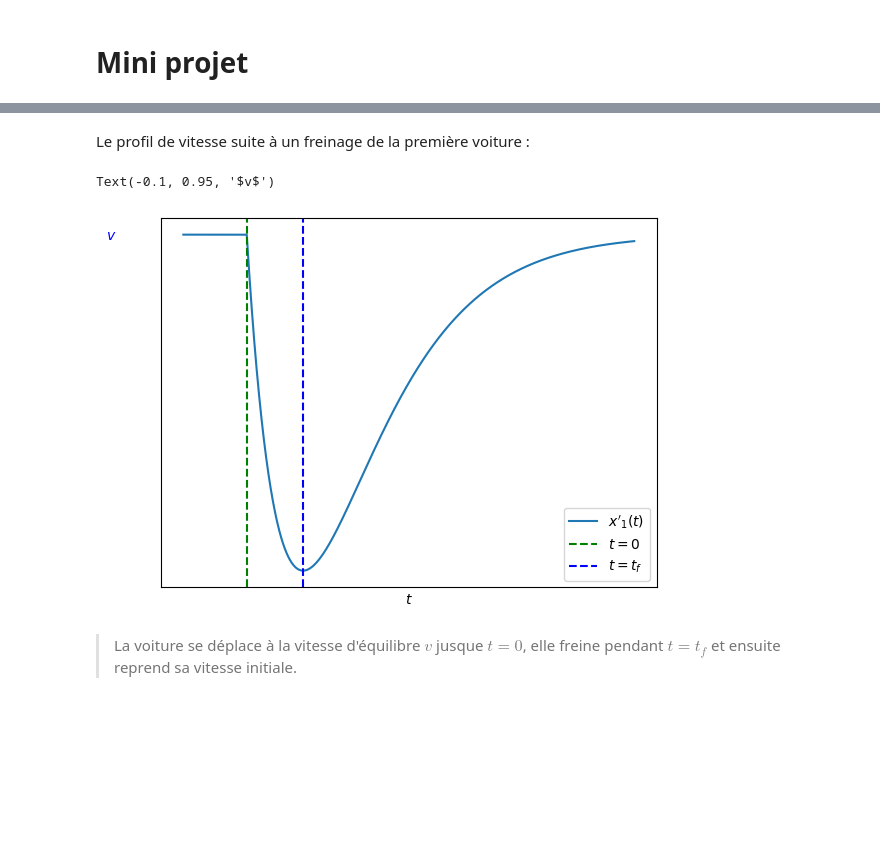
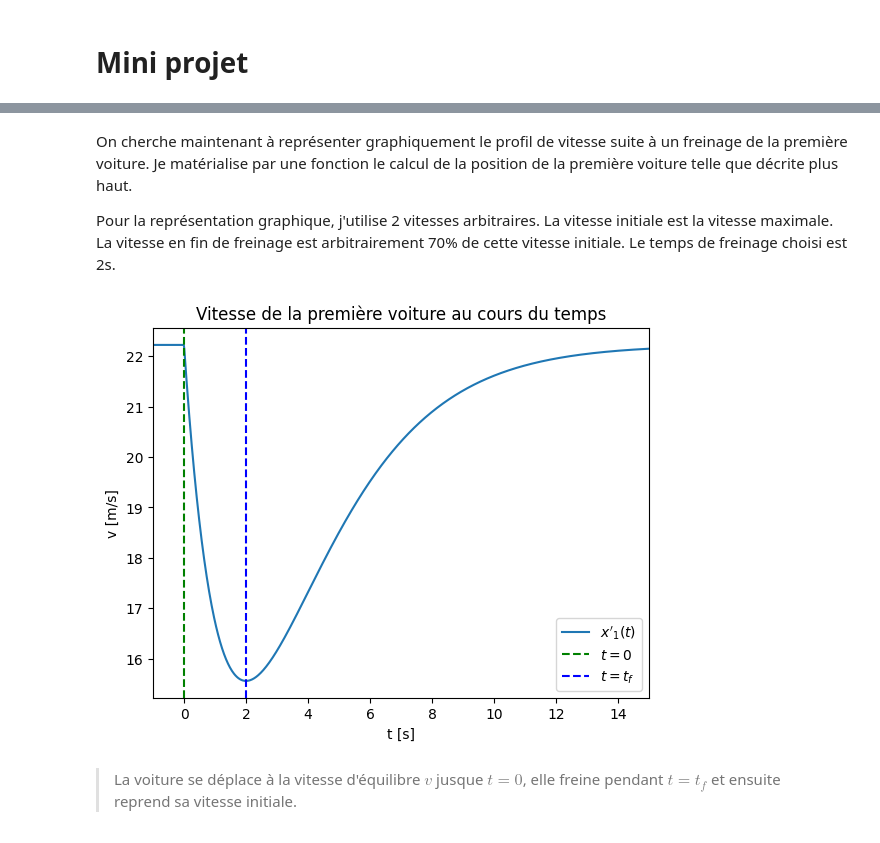
Before and after one commit to ThibautLavenant/phyMod_miniproject, a Jupyter notebook: MiniProject.ipynb, the cells around one changed output, grey strips where cells are left out. Saved outputs shown, nothing was run; the diff lists cells and outputs as text; code cells hidden in the pictures; blank space fills up the shorter version.

Commit message:
Résolution numérique de l'accélération variable

```diff
--- a/MiniProject.ipynb
+++ b/MiniProject.ipynb
@@ -289,27 +301,37 @@ plt.show()
 # %% [markdown]
-Le profil de vitesse suite à un freinage de la première voiture :
+On cherche maintenant à représenter graphiquement le profil de vitesse suite à un freinage de la première voiture. Je matérialise par une fonction le calcul de la position de la première voiture telle que décrite plus haut.
+
+Pour la représentation graphique, j'utilise 2 vitesses arbitraires. La vitesse initiale est la vitesse maximale. La vitesse en fin de freinage est arbitrairement 70% de cette vitesse initiale. Le temps de freinage choisi est 2s.
 # %%
-t_l = np.linspace(-900,5500,int(1e5))
-v_eq = 200
-t_f = 800
-k=1
+## ==== Variables de modélisation ====
+# Vitesses initiale et de fin de freinage arbitraires
+v_start = V_MAX # vitesse initiale [m/s]
+v_end = v_start*0.7 # vitesse en fin de freinage [m/s]
+t_f = 2 # temps de freinage [s]
+k = 1/t_f * (1 - v_end/v_start) # Coefficient de freinage k [s^-1]
 
+## ==== Fonctions du modèle ====
 def x_1_prime(t):
-    return np.array([v_eq if t_val<=0 else v_eq*(1-k*t_val*np.exp((t_f-t_val)/t_f)) for t_val in t])
+    '''Donne la vitesse de la voiture de tête pendant son freinage [m/s]'''
+    retVal = np.ones(len(t)) * v_start
+    retVal[t > 0] = v_start*(1 - k*t[t > 0]*np.exp((t_f-t[t > 0])/t_f))
+    return retVal
+
+## ==== Représentation graphique ====
+t_l = np.linspace(-1,15,int(1e3))
 y = x_1_prime(t_l)
 
-fig, ax1 = plt.subplots()
-ax1.plot(t_l, y, label =r"$x'_{1}(t)$")
-ax1.axvline(x=0,color='green',linestyle='--', label = r"$t=0$")
-ax1.axvline(x=t_f,color='blue',linestyle='--', label = r"$t=t_f$")
-ax1.set_xticks([])
-ax1.set_yticks([])
-ax1.set_xlabel(r"$t$")
-ax1.legend()
-ax1.text(-0.1, 0.95,r'$v$',color='b', horizontalalignment='center',verticalalignment='center',transform=ax1.transAxes)
+plt.plot(t_l, y, label =r"$x'_{1}(t)$")
+plt.axvline(x=0,color='green',linestyle='--', label = r"$t=0$")
+plt.axvline(x=t_f,color='blue',linestyle='--', label = r"$t=t_f$")
+plt.xlabel("t [s]")
+plt.ylabel("v [m/s]")
+plt.xlim(t_l[0], t_l[-1])
+plt.legend()
+plt.title("Vitesse de la première voiture au cours du temps")
+plt.show()
 # %% [output]
-Text(-0.1, 0.95, '$v$')
-[figure, old version]
+[figure, new version]
 # %% [markdown]
 > La voiture se déplace à la vitesse d'équilibre $v$ jusque $t=0$, elle freine pendant $t=t_f$ et ensuite reprend sa vitesse initiale.
 # %% [markdown]
```
Also changed, not shown: parts of 15 cells of this notebook, 1 other file.
